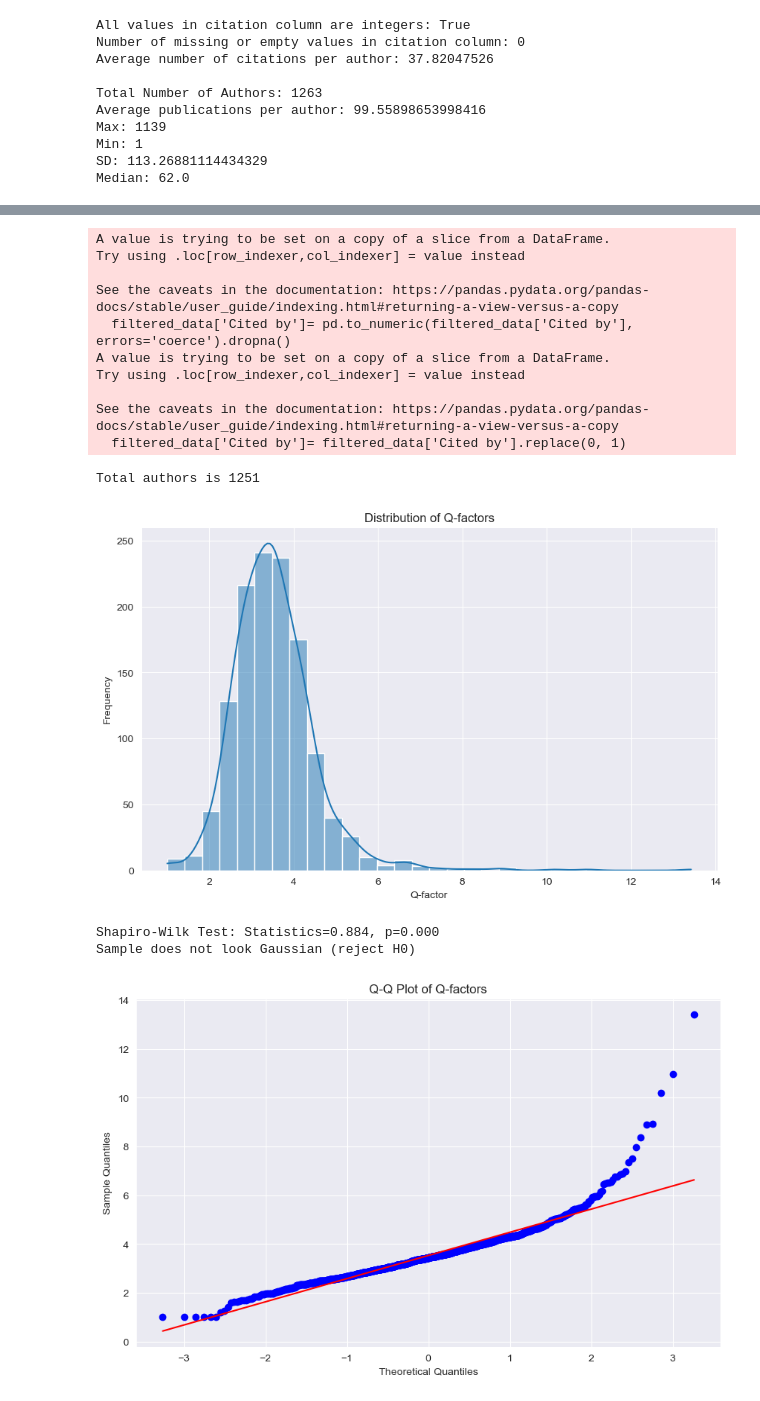
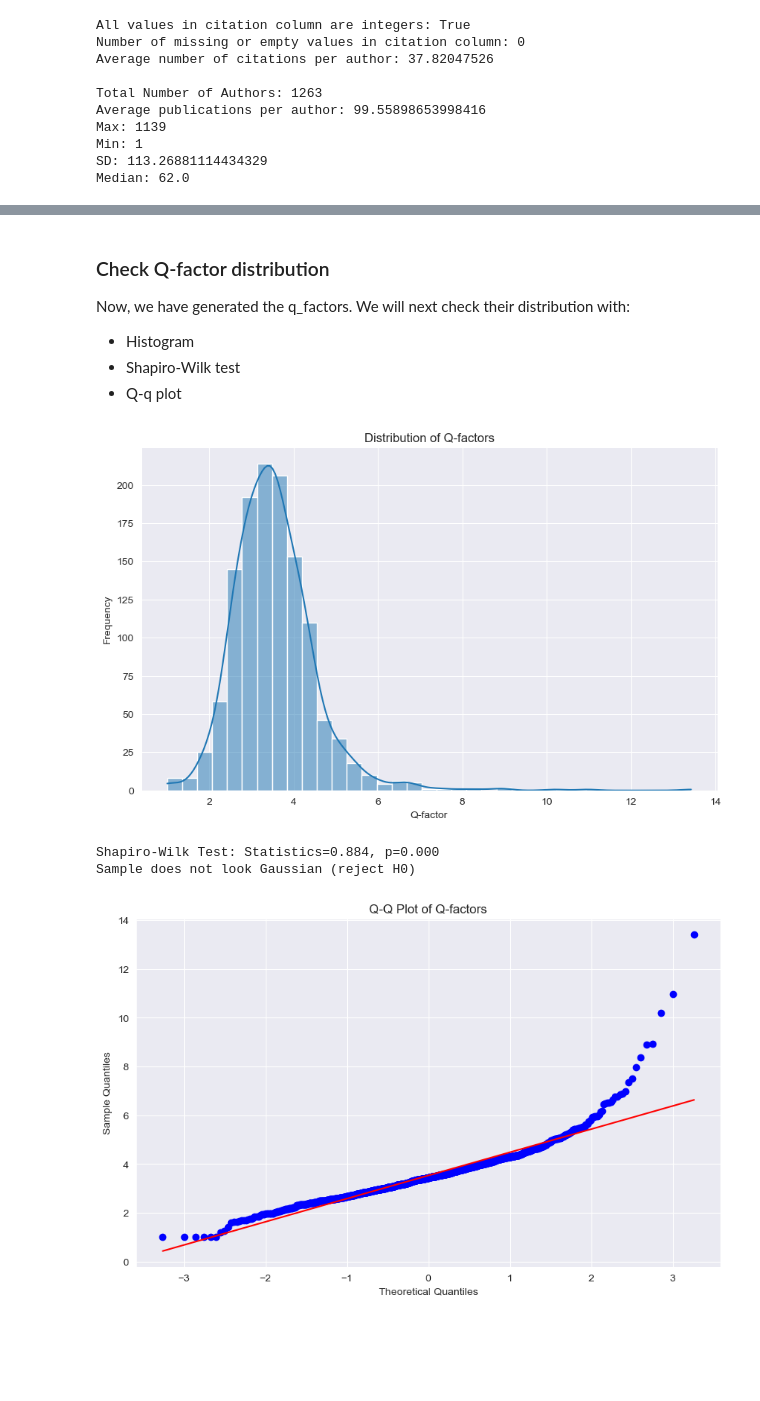
Before and after one commit to muon2998/QFactor, a Jupyter notebook: qscore.ipynb, the cells around one changed output, grey strips where cells are left out. Cells and saved outputs as stored; diff of their text form; code cells hidden in the pictures; blank space fills up the shorter version.

```diff
--- a/qscore.ipynb
+++ b/qscore.ipynb
@@ -160,72 +202,41 @@ We will calculate Q-factor with the following conditions:
+# %% [markdown]
+### Check Q-factor distribution
+
+Now, we have generated the q_factors. We will next check their distribution with:
+- Histogram
+- Shapiro-Wilk test
+- Q-q plot
 # %%
 import seaborn as sns
 from scipy.stats import shapiro, probplot
 
-# Step 1: Filter the merged_data to include only years 2019 and before
-filtered_data = merged_data[merged_data['Year'] <= 2019]
-# Convert to numeric and drop NaNs
-filtered_data['Cited by']= pd.to_numeric(filtered_data['Cited by'], errors='coerce').dropna()
-# Convert zeroes with ones to handle log(0)
-filtered_data['Cited by']= filtered_data['Cited by'].replace(0, 1)
-print(f"Total authors is {filtered_data['SCOPUS_ID'].nunique()}")
-
-# Step 2: Define function to calculate q_factor for each author
-def calculate_q_factor(group):
-    total_publications = len(group)
-    sum_log_citations = np.sum(np.log10(group['Cited by']))
-    if total_publications == 0:
-        return pd.Series([0, 0], index=['Q_factor','total_publications'])
-    else:
-        q_factor = np.exp(sum_log_citations / total_publications)
-    return pd.Series([q_factor,total_publications], index=['Q_factor','total_publications'])
-
-# Group by SCOPUS_ID and apply the calculate_q_factor function
-q_factors = filtered_data.groupby('SCOPUS_ID').apply(calculate_q_factor).reset_index()
-
-q_factors = q_factors.merge(filtered_data.groupby('SCOPUS_ID')['Author_Name'].first().reset_index(), on='SCOPUS_ID')
-
-# Reorder columns
-q_factors = q_factors[['SCOPUS_ID', 'Author_Name', 'Q_factor', 'total_publications']]
-# Plot the distribution of q_factors
+# Plot histogram of q_factors
 plt.figure(figsize=(10, 6))
-sns.histplot(q_factors['Q_factor'], kde=True, bins=30)
+sns.histplot(q_factors['Q_factor'], kde=True, bins=int(np.sqrt(len(q_factors['Q_factor']))))
 plt.title('Distribution of Q-factors')
 plt.xlabel('Q-factor')
 plt.ylabel('Frequency')
 plt.show()
+
 # Shapiro-Wilk Test
 stat, p = shapiro(q_factors['Q_factor'])
 print('Shapiro-Wilk Test: Statistics=%.3f, p=%.3f' % (stat, p))
 # Interpret the result
 alpha = 0.05
 if p > alpha:
     print('Sample looks Gaussian (fail to reject H0)')
 else:
     print('Sample does not look Gaussian (reject H0)')
+
 # Q-Q plot
 plt.figure(figsize=(10, 6))
 probplot(q_factors['Q_factor'], dist="norm", plot=plt)
 plt.title('Q-Q Plot of Q-factors')
 plt.xlabel('Theoretical Quantiles')
 plt.ylabel('Sample Quantiles')
 plt.show()
-# Write q_factors to a file
-with pd.ExcelWriter('Q_factors.xlsx') as writer:
-    q_factors.to_excel(writer, sheet_name='Q_factors', index=False)
-    filtered_data.to_excel(writer, sheet_name='2019_data', index=False)
 # %% [output]
+[figure, new version]
-A value is trying to be set on a copy of a slice from a DataFrame.
-Try using .loc[row_indexer,col_indexer] = value instead
-
-See the caveats in the documentation: https://pandas.pydata.org/pandas-docs/stable/user_guide/indexing.html#returning-a-view-versus-a-copy
-  filtered_data['Cited by']= pd.to_numeric(filtered_data['Cited by'], errors='coerce').dropna()
-A value is trying to be set on a copy of a slice from a DataFrame.
-Try using .loc[row_indexer,col_indexer] = value instead
-
-See the caveats in the documentation: https://pandas.pydata.org/pandas-docs/stable/user_guide/indexing.html#returning-a-view-versus-a-copy
-  filtered_data['Cited by']= filtered_data['Cited by'].replace(0, 1)
+Shapiro-Wilk Test: Statistics=0.884, p=0.000
+Sample does not look Gaussian (reject H0)
-Total authors is 1251
-[figure, old version]
-Shapiro-Wilk Test: Statistics=0.884, p=0.000
-Sample does not look Gaussian (reject H0)
 [figure]
```
Also changed, not shown: parts of 11 cells of this notebook.
